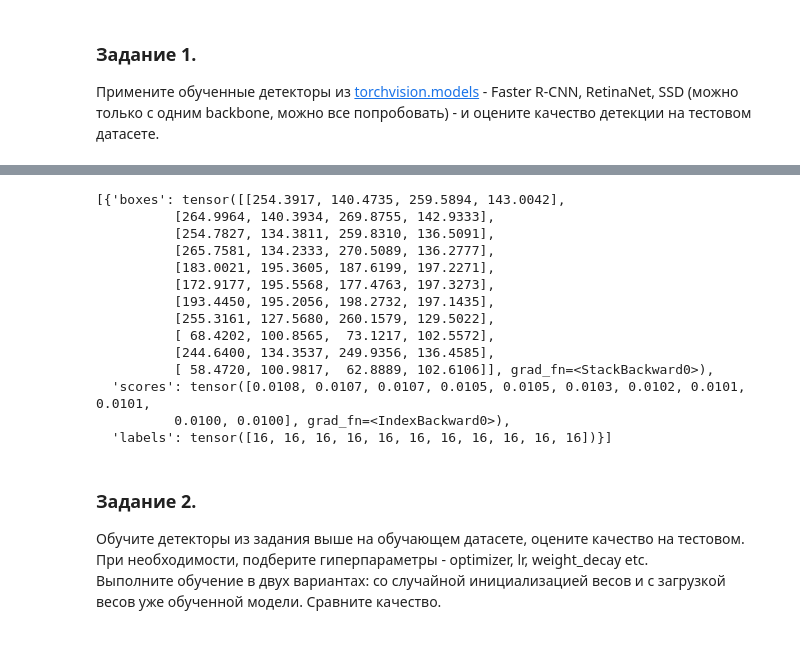
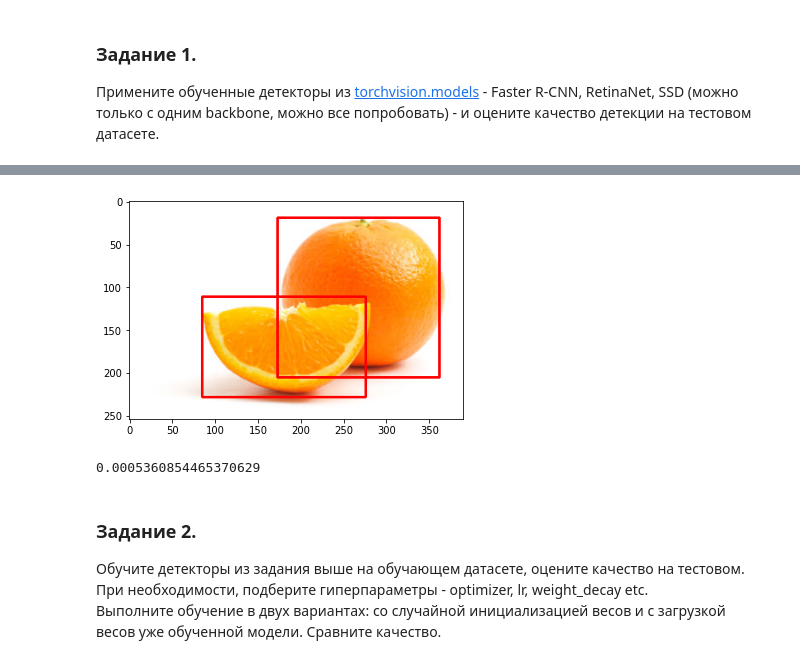
Before and after one commit to SmirnovGrigory/IAD_ml_lab2, a Jupyter notebook: Modern_ML.Lab_2.Object_Detection.ipynb, the cells around one changed output, grey strips where cells are left out. Drawn from its saved outputs; the diff is of its cells as text; code cells hidden in the pictures.

```diff
--- a/Modern_ML.Lab_2.Object_Detection.ipynb
+++ b/Modern_ML.Lab_2.Object_Detection.ipynb
@@ -345,21 +325,15 @@ NotebookApp.rate_limit_window=3.0 (secs)
-# %%
-ssd.eval()
-ssd(torch.tensor(fd[0][0]).reshape([1,3,254,390]).float())
-# %% [output]
-[{'boxes': tensor([[254.3917, 140.4735, 259.5894, 143.0042],
-          [264.9964, 140.3934, 269.8755, 142.9333],
-          [254.7827, 134.3811, 259.8310, 136.5091],
-          [265.7581, 134.2333, 270.5089, 136.2777],
-          [183.0021, 195.3605, 187.6199, 197.2271],
-          [172.9177, 195.5568, 177.4763, 197.3273],
-          [193.4450, 195.2056, 198.2732, 197.1435],
-          [255.3161, 127.5680, 260.1579, 129.5022],
-          [ 68.4202, 100.8565,  73.1217, 102.5572],
-          [244.6400, 134.3537, 249.9356, 136.4585],
-          [ 58.4720, 100.9817,  62.8889, 102.6106]], grad_fn=<StackBackward0>),
-  'scores': tensor([0.0108, 0.0107, 0.0107, 0.0105, 0.0105, 0.0103, 0.0102, 0.0101, 0.0101,
-          0.0100, 0.0100], grad_fn=<IndexBackward0>),
-  'labels': tensor([16, 16, 16, 16, 16, 16, 16, 16, 16, 16, 16])}]
+# %%
+ssd.eval()
+for batch, (X, y) in enumerate(test_dataloader):
+    pred = ssd(X)
+    draw_bboxes(X,pred)
+    break
+# %% [output]
+[figure, added]
+# %%
+evaluate(retina, test_dataloader, device)
+# %% [output]
+0.0005360854465370629
 # %% [markdown]
 ### Задание 2.
 
```
Also changed, not shown: parts of 17 cells of this notebook.
